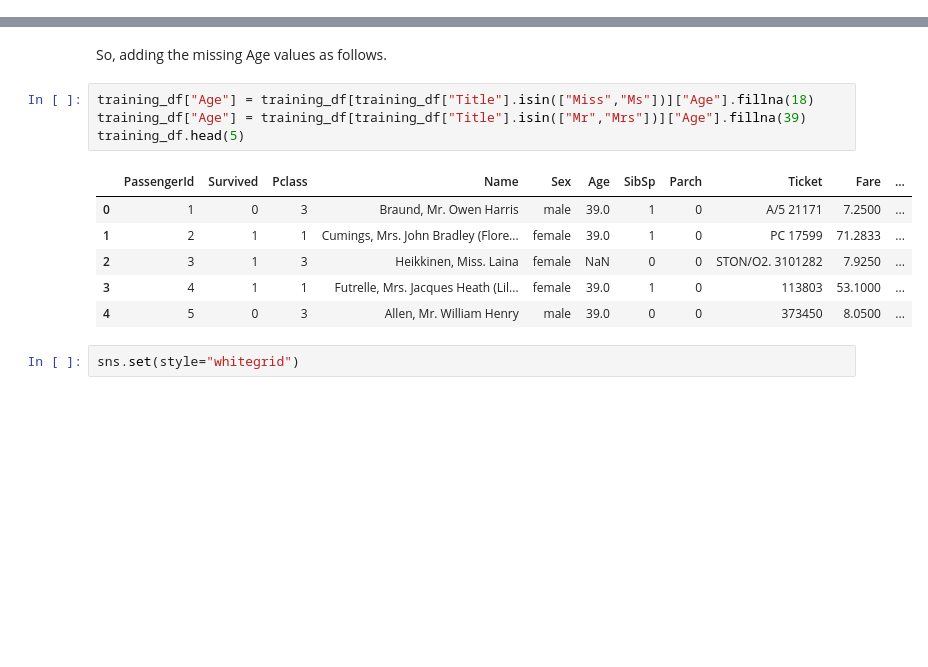
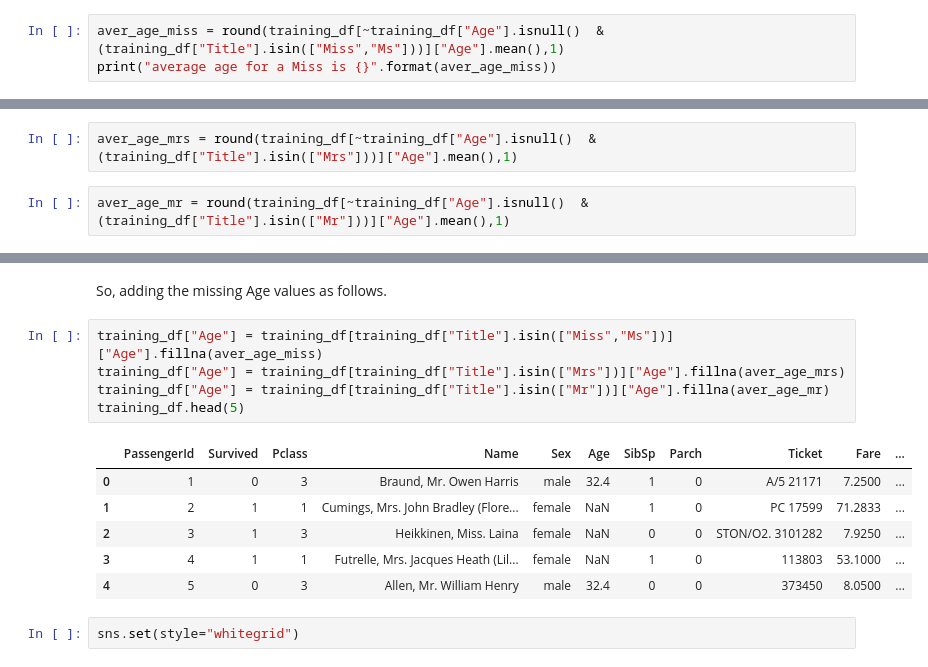
Before and after one commit to eeghor/kaggle-titanic, a Jupyter notebook: titanic-data-analysis.ipynb, the cells around one changed output, grey strips where cells are left out. Drawn from its saved outputs; the diff is of its cells as text; blank space fills up the shorter version.

```diff
--- a/titanic-data-analysis.ipynb
+++ b/titanic-data-analysis.ipynb
@@ -102,3 +102,6 @@ What about Age? We could just set all absent age values to 0 or ignore all recor
 len(training_df[training_df["Age"].isnull() & training_df["Title"].notnull()].index)
 # %% [output]
 177
+# %%
+aver_age_miss = round(training_df[~training_df["Age"].isnull()  & (training_df["Title"].isin(["Miss","Ms"]))]["Age"].mean(),1)
+print("average age for a Miss is {}".format(aver_age_miss))
@@ -105,3 +110,7 @@ len(training_df[training_df["Age"].isnull() & training_df["Title"].notnull()].in
+# %%
+aver_age_mrs = round(training_df[~training_df["Age"].isnull()  & (training_df["Title"].isin(["Mrs"]))]["Age"].mean(),1)
+# %%
+aver_age_mr = round(training_df[~training_df["Age"].isnull()  & (training_df["Title"].isin(["Mr"]))]["Age"].mean(),1)
 # %% [markdown]
 Not bad. Actually, 714 records have Age (as we noticed before) and if we approximate another 177, we will get all 891 Age values.
 # %% [markdown]
@@ -117,16 +126,17 @@ sns.stripplot(x="Embarked", y="Age", data=training_df, jitter=True);
 # %% [markdown]
 So, adding the missing Age values as follows.
 # %%
-training_df["Age"] = training_df[training_df["Title"].isin(["Miss","Ms"])]["Age"].fillna(18)
-training_df["Age"] = training_df[training_df["Title"].isin(["Mr","Mrs"])]["Age"].fillna(39)
+training_df["Age"] = training_df[training_df["Title"].isin(["Miss","Ms"])]["Age"].fillna(aver_age_miss)
+training_df["Age"] = training_df[training_df["Title"].isin(["Mrs"])]["Age"].fillna(aver_age_mrs)
+training_df["Age"] = training_df[training_df["Title"].isin(["Mr"])]["Age"].fillna(aver_age_mr)
 training_df.head(5)
 # %% [output]
 |  | PassengerId | Survived | Pclass | Name | Sex | Age | SibSp | Parch | Ticket | Fare | ... |
-| 0 | 1 | 0 | 3 | Braund, Mr. Owen Harris | male | 39.0 | 1 | 0 | A/5 21171 | 7.2500 | ... |
-| 1 | 2 | 1 | 1 | Cumings, Mrs. John Bradley (Flore... | female | 39.0 | 1 | 0 | PC 17599 | 71.2833 | ... |
+| 0 | 1 | 0 | 3 | Braund, Mr. Owen Harris | male | 32.4 | 1 | 0 | A/5 21171 | 7.2500 | ... |
+| 1 | 2 | 1 | 1 | Cumings, Mrs. John Bradley (Flore... | female | NaN | 1 | 0 | PC 17599 | 71.2833 | ... |
 | 2 | 3 | 1 | 3 | Heikkinen, Miss. Laina | female | NaN | 0 | 0 | STON/O2. 3101282 | 7.9250 | ... |
-| 3 | 4 | 1 | 1 | Futrelle, Mrs. Jacques Heath (Lil... | female | 39.0 | 1 | 0 | 113803 | 53.1000 | ... |
-| 4 | 5 | 0 | 3 | Allen, Mr. William Henry | male | 39.0 | 0 | 0 | 373450 | 8.0500 | ... |
+| 3 | 4 | 1 | 1 | Futrelle, Mrs. Jacques Heath (Lil... | female | NaN | 1 | 0 | 113803 | 53.1000 | ... |
+| 4 | 5 | 0 | 3 | Allen, Mr. William Henry | male | 32.4 | 0 | 0 | 373450 | 8.0500 | ... |
 # %%
 sns.set(style="whitegrid")
 # %% [markdown]
```
Also changed, not shown: parts of 3 cells of this notebook.
